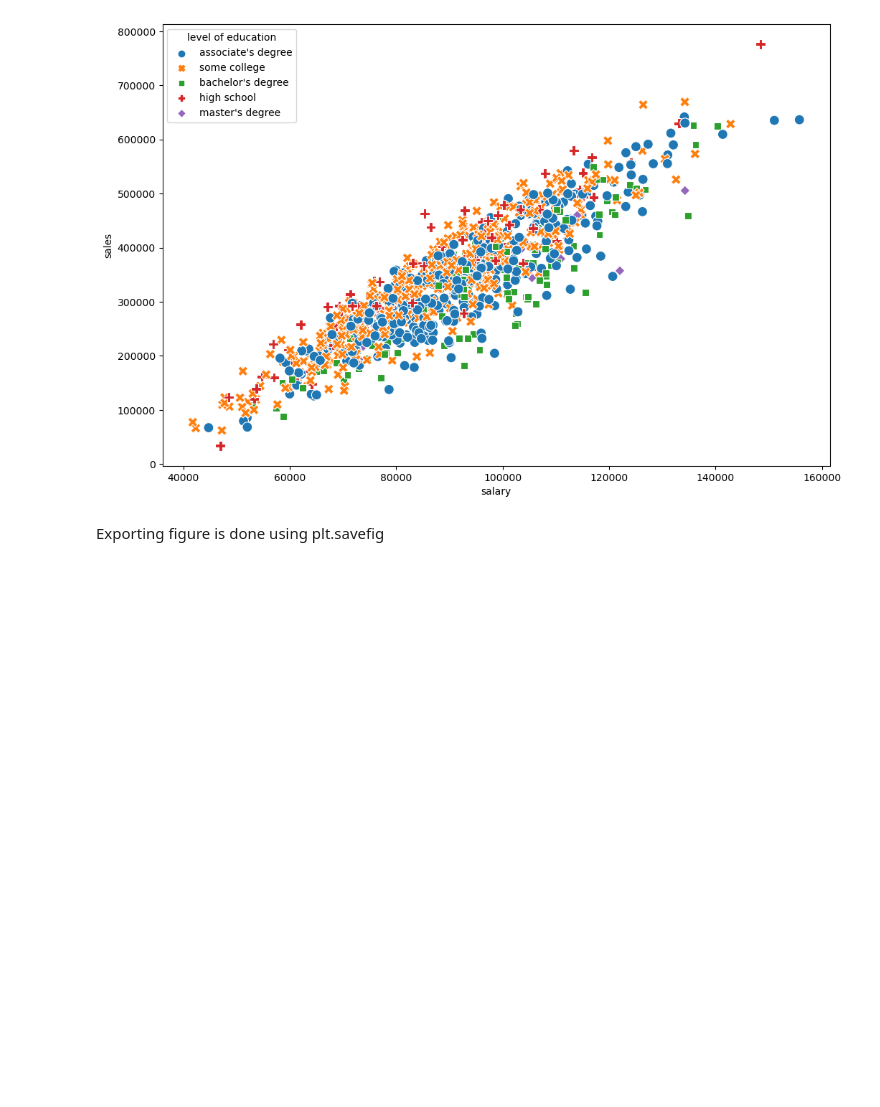
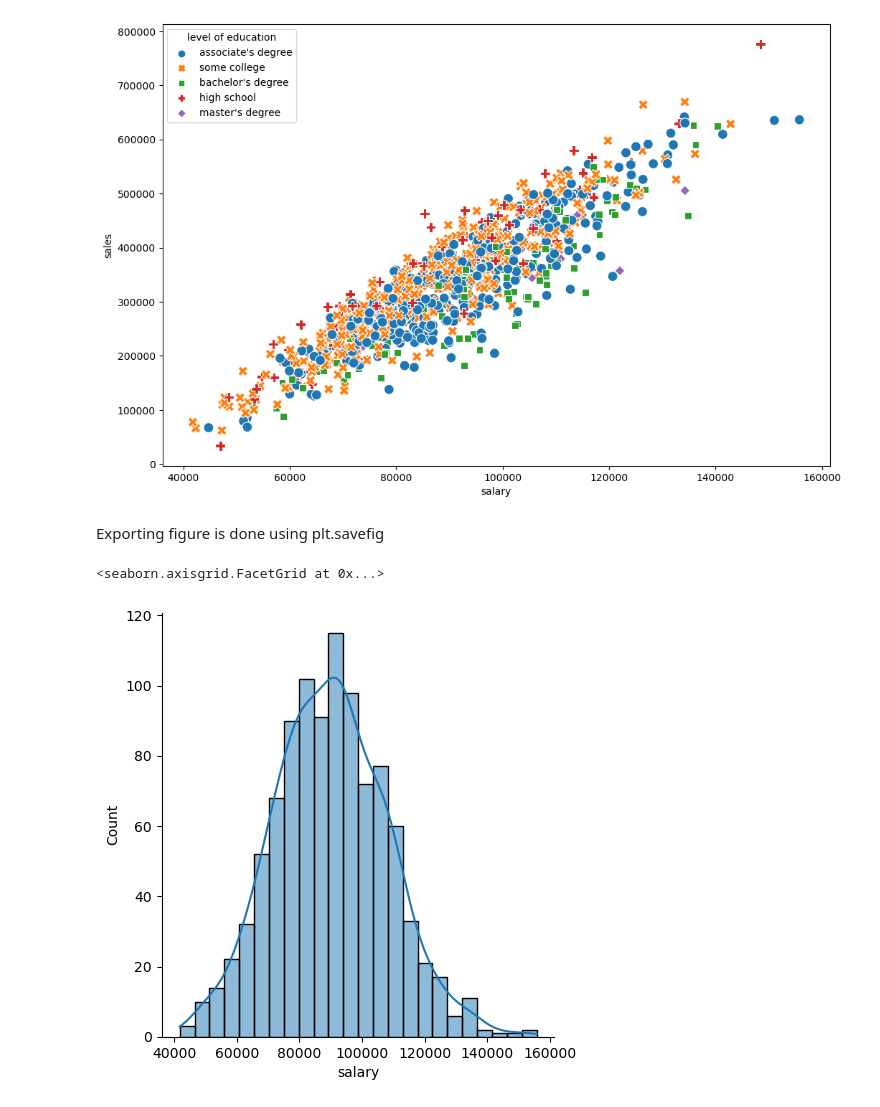
Before and after one commit to sandra-biology/Data-Analytics-A, a Jupyter notebook: Seaborn practice.ipynb, the cells around one changed output. Drawn from its saved outputs; the diff is of its cells as text; code cells hidden in the pictures; blank space fills up the shorter version.

Commit message:
added KDE plots

```diff
--- a/Seaborn practice.ipynb
+++ b/Seaborn practice.ipynb
@@ -7,7 +7,7 @@ pwd
 # %%
 import pandas as pd
 
-office_sales_df = pd.read_csv('dm_office_sales.csv')
+office_sales_df = pd.read_csv(r'C:\\Users\\CICD STUDENT\\Desktop\\Data-Analytics-A\\dm_office_sales.csv')
 office_sales_df.head()
 # %% [output]
 |  | division | level of education | training level | work experience | salary | sales |
@@ -114,3 +114,10 @@ sns.scatterplot(x='salary',y='sales',data=office_sales_df,style='level of educat
 [figure]
 # %% [markdown]
 Exporting figure is done using plt.savefig
+# %%
+# displot: a histogram with the option of adding a "KDE" plot (Kernel Density Estimation) on top of the histogram
+
+sns.displot(data=office_sales_df,x='salary',kde = True)
+# %% [output]
+<seaborn.axisgrid.FacetGrid at 0x...>
+[figure, added]
```
Also changed, not shown: parts of 9 cells of this notebook.
